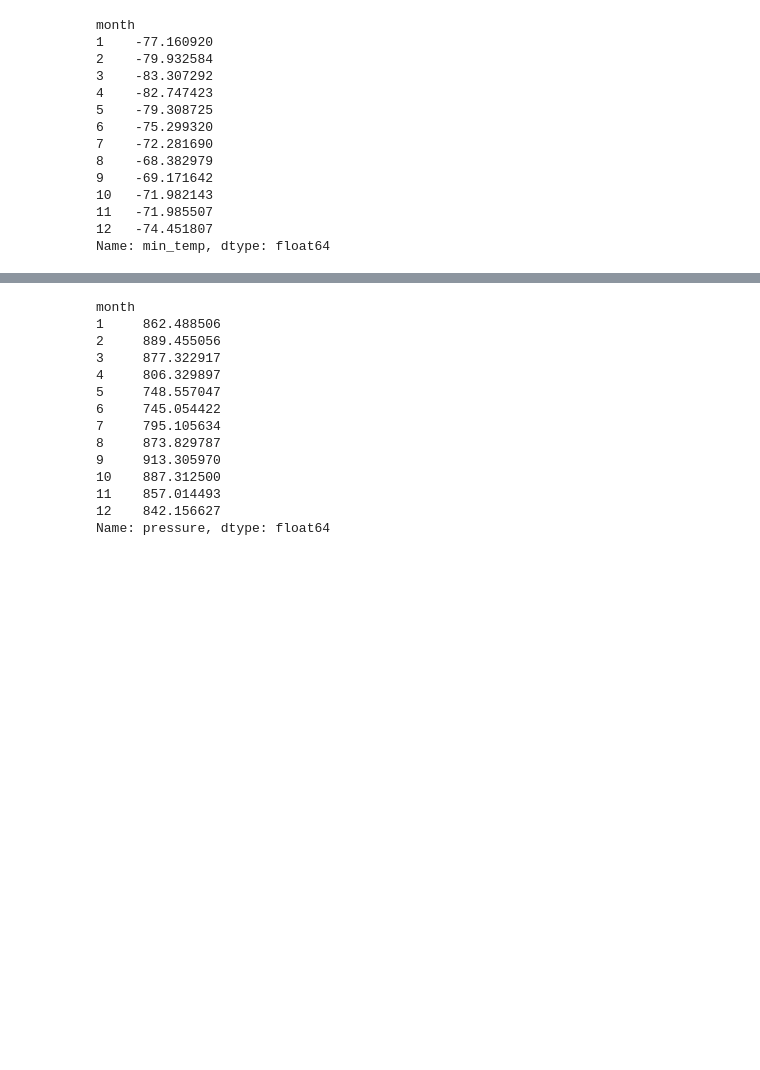
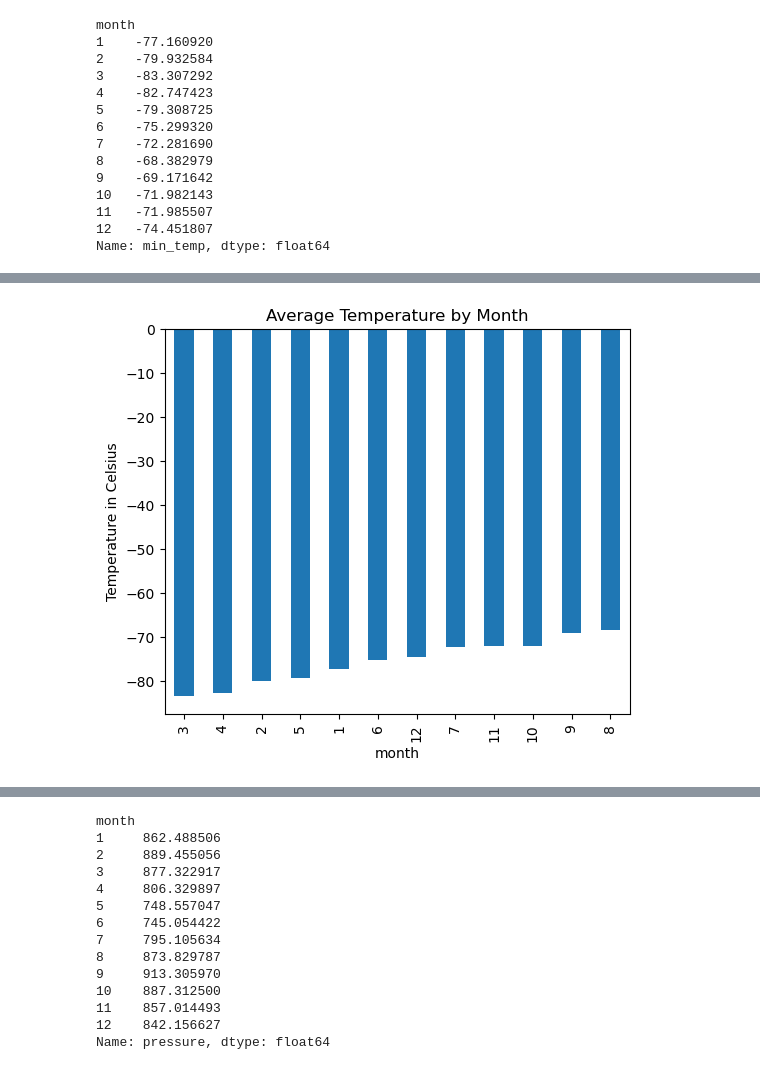
Before and after one commit to patpekala/html_challenge, a Jupyter notebook: Starter_Code4/part_2_mars_weather.ipynb, the cells around one changed output, grey strips where cells are left out. Drawn from its saved outputs; the diff is of its cells as text; code cells hidden in the pictures; blank space fills up the shorter version.

```diff
--- a/Starter_Code4/part_2_mars_weather.ipynb
+++ b/Starter_Code4/part_2_mars_weather.ipynb
@@ -181,0 +178,6 @@ Name: min_temp, dtype: float64
+# %%
+# Plot the average temperature by month
+avg_temp.plot(kind='bar', title='Average Temperature by Month', xlabel='month', ylabel='Temperature in Celsius', figsize=(6, 5))
+plt.show()
+# %% [output]
+[figure, added]
```
Also changed, not shown: parts of 10 cells of this notebook, 1 other file.
